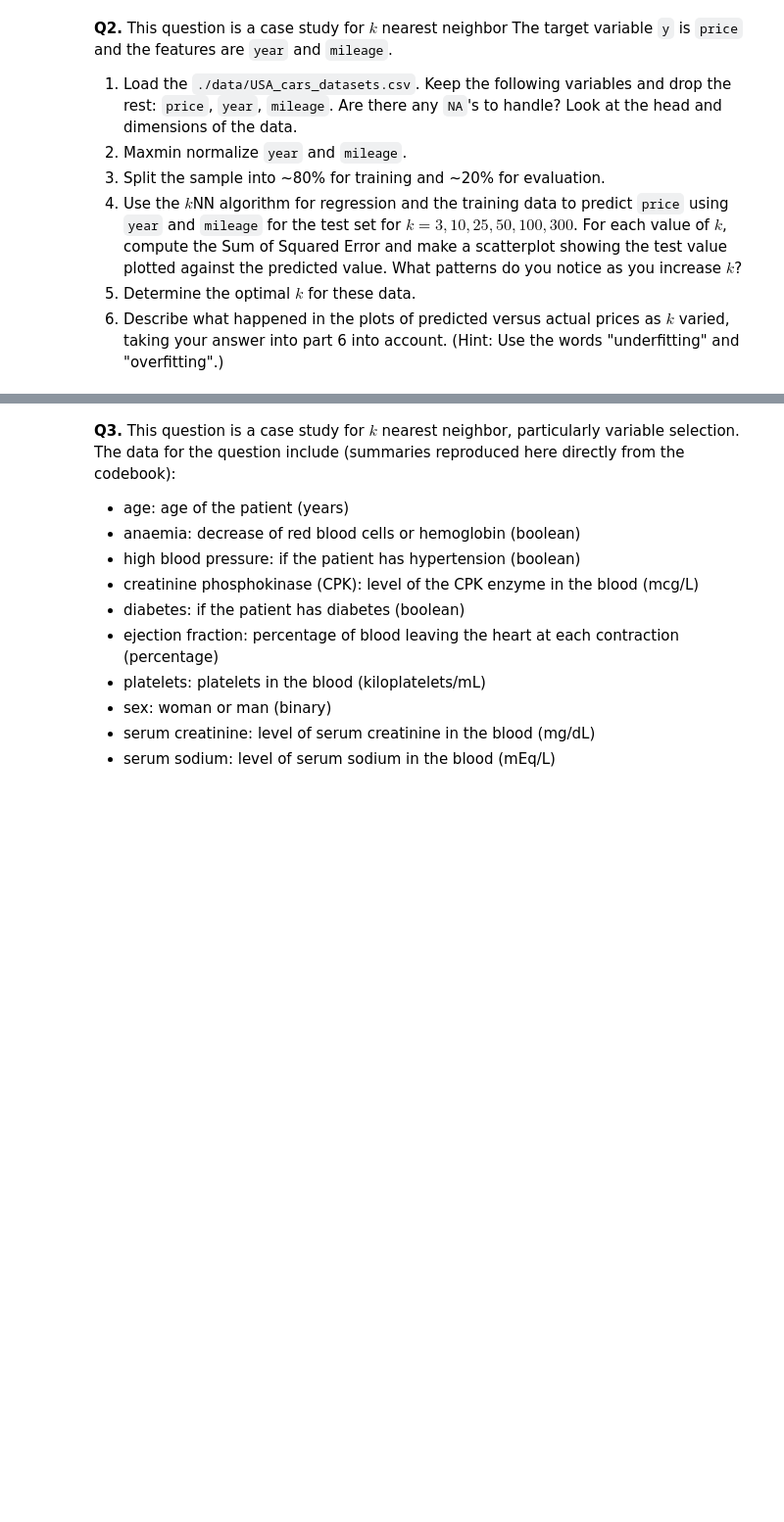
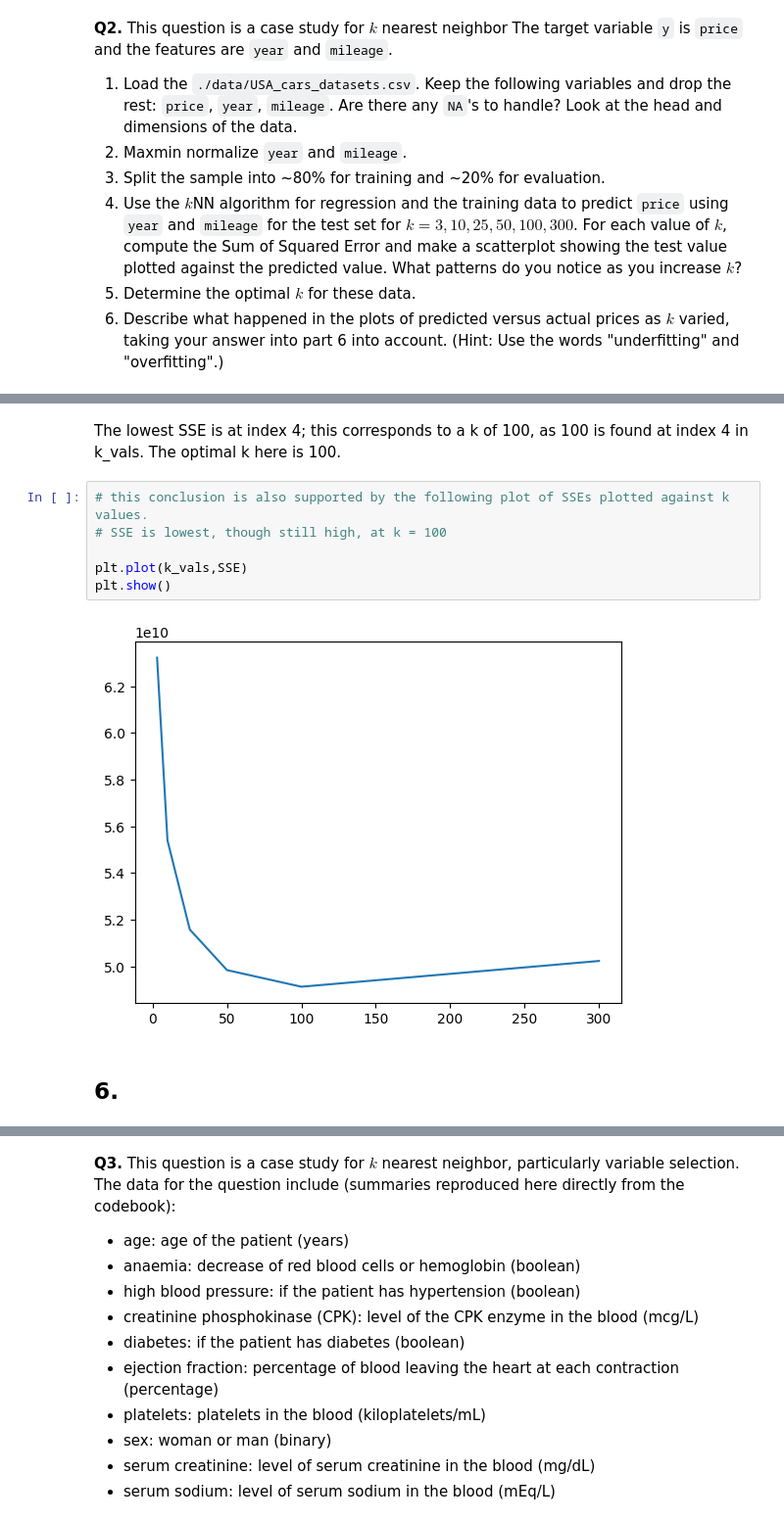
Before and after one commit to NathanGeng/assignment3, a Jupyter notebook: assignment_knn_and_kmc.ipynb, the cells around one changed output, grey strips where cells are left out. Shown: that part at 98% size. Drawn from its saved outputs; the diff is of its cells as text; blank space fills up the shorter version.

```diff
--- a/assignment_knn_and_kmc.ipynb
+++ b/assignment_knn_and_kmc.ipynb
@@ -165,0 +401,12 @@ pd.crosstab(y_M, y_hat_M)
+# %% [markdown]
+The lowest SSE is at index 4; this corresponds to a k of 100, as 100 is found at index 4 in k_vals. The optimal k here is 100.
+# %%
+# this conclusion is also supported by the following plot of SSEs plotted against k values.
+# SSE is lowest, though still high, at k = 100
+
+plt.plot(k_vals,SSE)
+plt.show()
+# %% [output]
+[figure, added]
+# %% [markdown]
+## 6.
```
Also changed, not shown: parts of 59 cells of this notebook.
